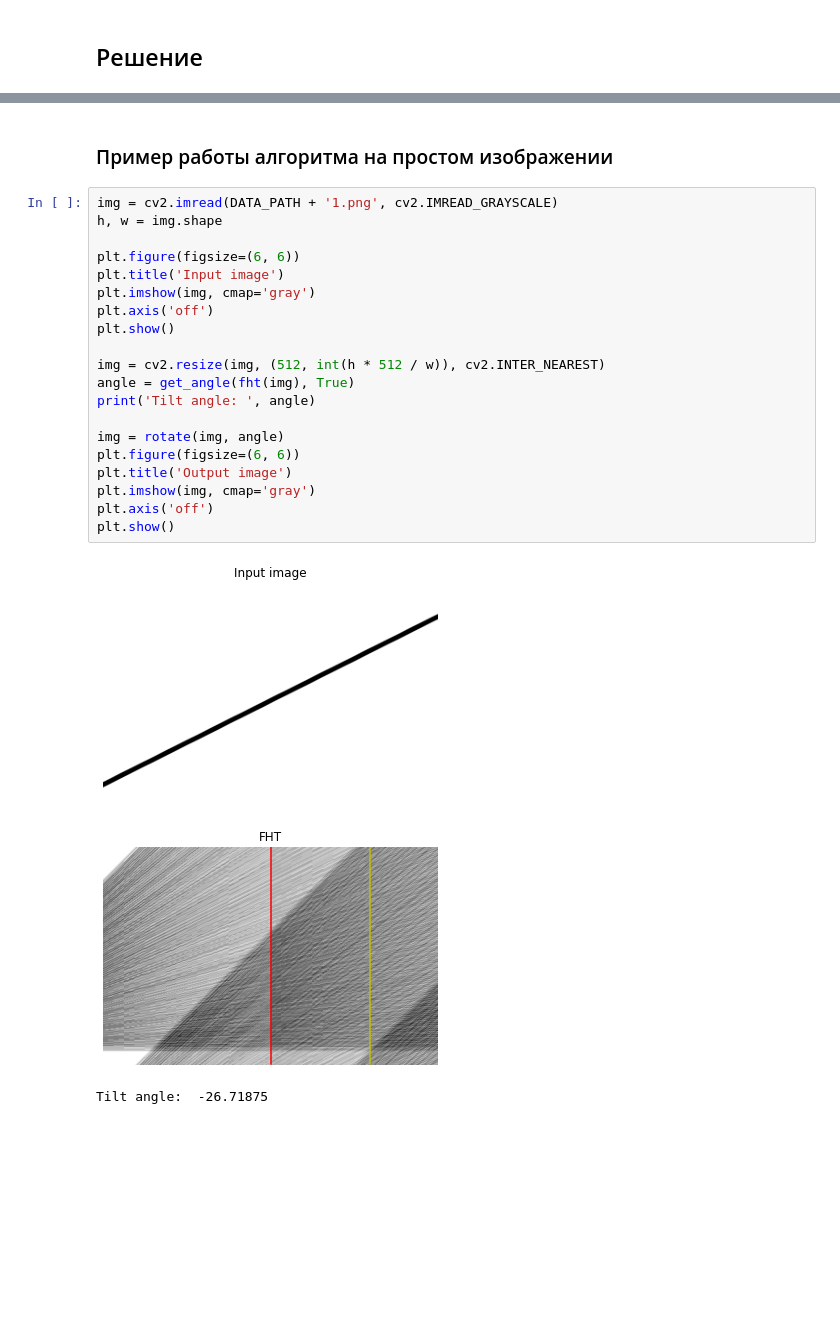
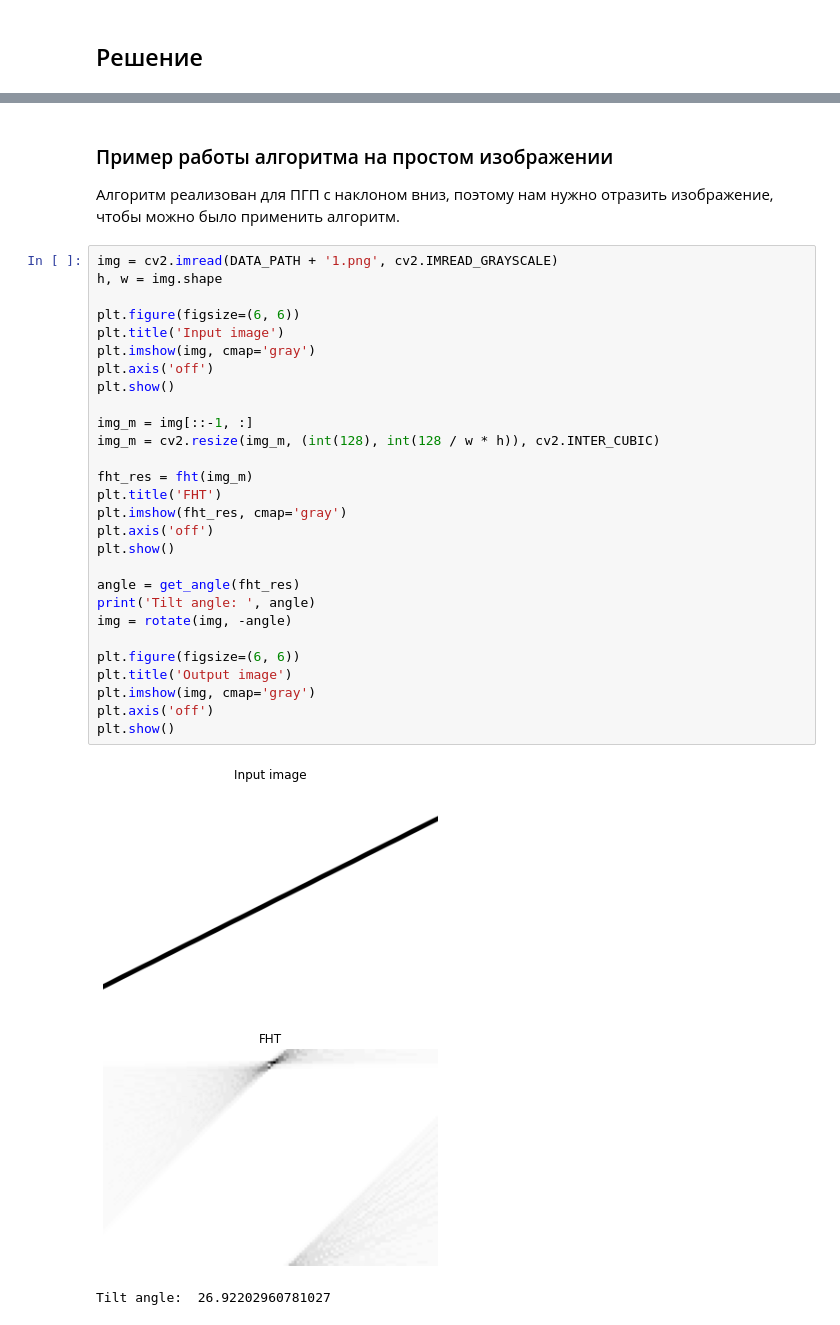
Before and after one commit to TayaPenskaya/mipt_base_cv, a Jupyter notebook: fht/solution.ipynb, the cells around one changed output, grey strips where cells are left out. Cells and saved outputs as stored; diff of their text form; blank space fills up the shorter version.

```diff
--- a/fht/solution.ipynb
+++ b/fht/solution.ipynb
@@ -94,29 +116,39 @@ def get_all_fht_angles(img):
 # %% [markdown]
 ### Пример работы алгоритма на простом изображении
+
+Алгоритм реализован для ПГП с наклоном вниз, поэтому нам нужно отразить изображение, чтобы можно было применить алгоритм.
 # %%
 img = cv2.imread(DATA_PATH + '1.png', cv2.IMREAD_GRAYSCALE)
 h, w = img.shape
 
 plt.figure(figsize=(6, 6))
 plt.title('Input image')
 plt.imshow(img, cmap='gray')
 plt.axis('off')
 plt.show()
 
-img = cv2.resize(img, (512, int(h * 512 / w)), cv2.INTER_NEAREST)
-angle = get_angle(fht(img), True)
+img_m = img[::-1, :]
+img_m = cv2.resize(img_m, (int(128), int(128 / w * h)), cv2.INTER_CUBIC)
+
+fht_res = fht(img_m)
+plt.title('FHT')
+plt.imshow(fht_res, cmap='gray')
+plt.axis('off')
+plt.show()
+
+angle = get_angle(fht_res)
 print('Tilt angle: ', angle)
+img = rotate(img, -angle)
 
-img = rotate(img, angle)
 plt.figure(figsize=(6, 6))
 plt.title('Output image')
 plt.imshow(img, cmap='gray')
 plt.axis('off')
 plt.show()
 # %% [output]
 [figure]
-[figure, old version]
+[figure, new version]
-Tilt angle:  -26.71875
+Tilt angle:  26.92202960781027
 [figure]
 # %% [markdown]
 ### Описание решения
```
Also changed, not shown: parts of 9 cells of this notebook.
